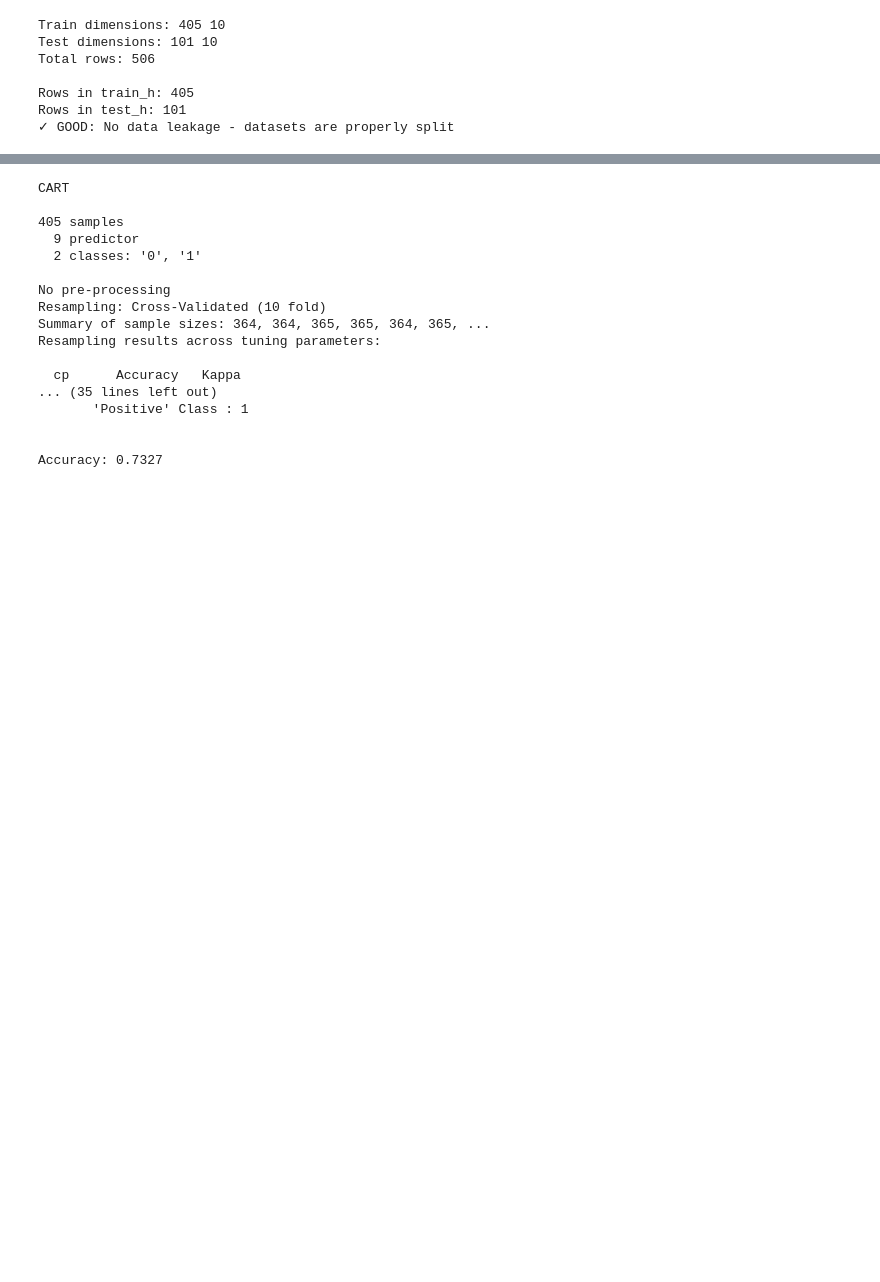
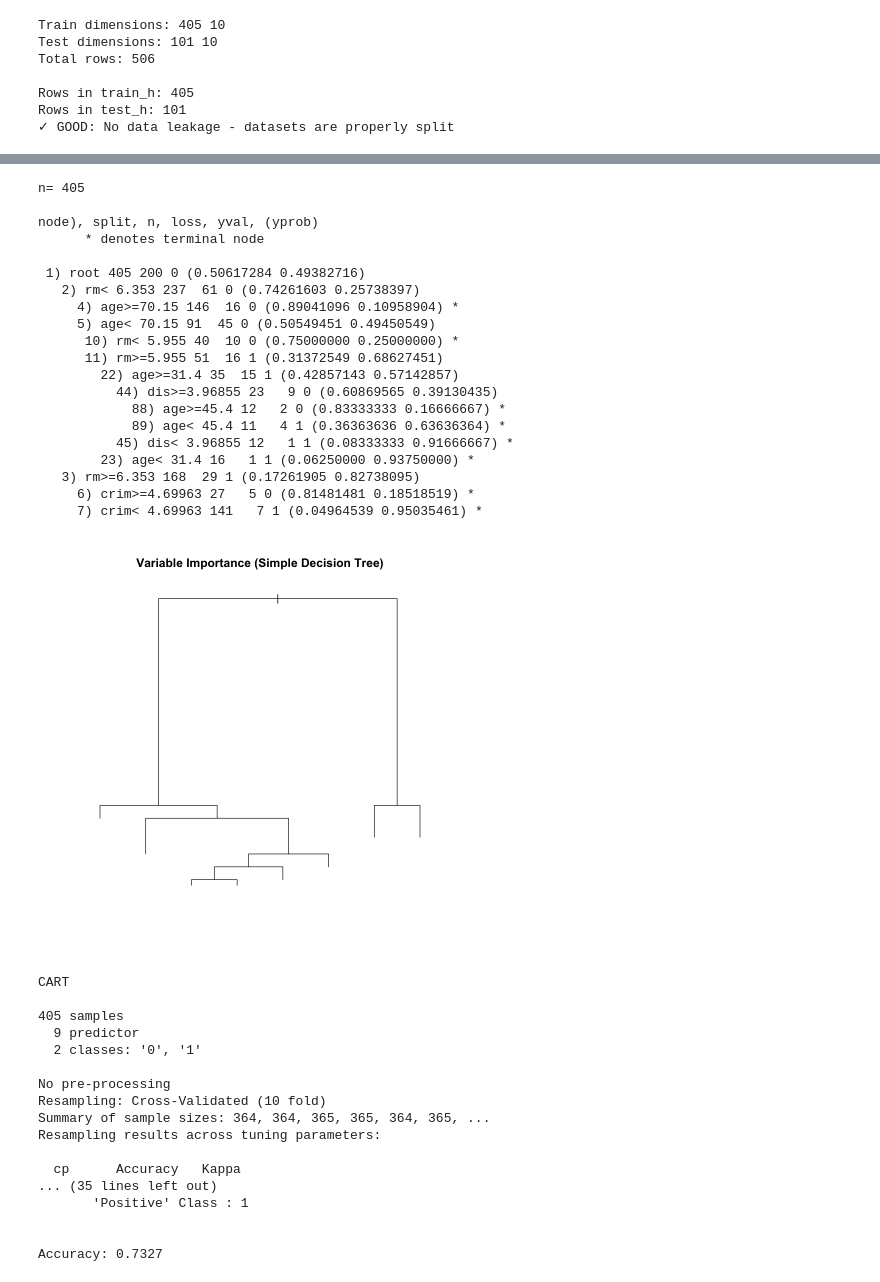
Before and after one commit to godfreydekew/Boston-housing-data-analysis, a Jupyter notebook: house_value_analysis.ipynb, the cells around one changed output, grey strips where cells are left out. Drawn from its saved outputs; the diff is of its cells as text; code cells hidden in the pictures; blank space fills up the shorter version.

```diff
--- a/house_value_analysis.ipynb
+++ b/house_value_analysis.ipynb
@@ -1193,5 +1280,32 @@ Prediction  0  1
 
 Accuracy: 0.7525
 [figure]
+# %%
+# Display variable importance and tree details
+rf_importance <- varImp(h_dtree_simple)
+print(h_dtree_simple)
+plot(h_dtree_simple, main = "Variable Importance (Simple Decision Tree)")
+# %% [output]
+n= 405
+
+node), split, n, loss, yval, (yprob)
+      * denotes terminal node
+
+ 1) root 405 200 0 (0.50617284 0.49382716)
+   2) rm< 6.353 237  61 0 (0.74261603 0.25738397)
+     4) age>=70.15 146  16 0 (0.89041096 0.10958904) *
+     5) age< 70.15 91  45 0 (0.50549451 0.49450549)
+      10) rm< 5.955 40  10 0 (0.75000000 0.25000000) *
+      11) rm>=5.955 51  16 1 (0.31372549 0.68627451)
+        22) age>=31.4 35  15 1 (0.42857143 0.57142857)
+          44) dis>=3.96855 23   9 0 (0.60869565 0.39130435)
+            88) age>=45.4 12   2 0 (0.83333333 0.16666667) *
+            89) age< 45.4 11   4 1 (0.36363636 0.63636364) *
+          45) dis< 3.96855 12   1 1 (0.08333333 0.91666667) *
+        23) age< 31.4 16   1 1 (0.06250000 0.93750000) *
+   3) rm>=6.353 168  29 1 (0.17261905 0.82738095)
+     6) crim>=4.69963 27   5 0 (0.81481481 0.18518519) *
+     7) crim< 4.69963 141   7 1 (0.04964539 0.95035461) *
+[figure, added]
 # %%
 set.seed(123)
```
Also changed, not shown: parts of 80 cells of this notebook, 3 other files.
